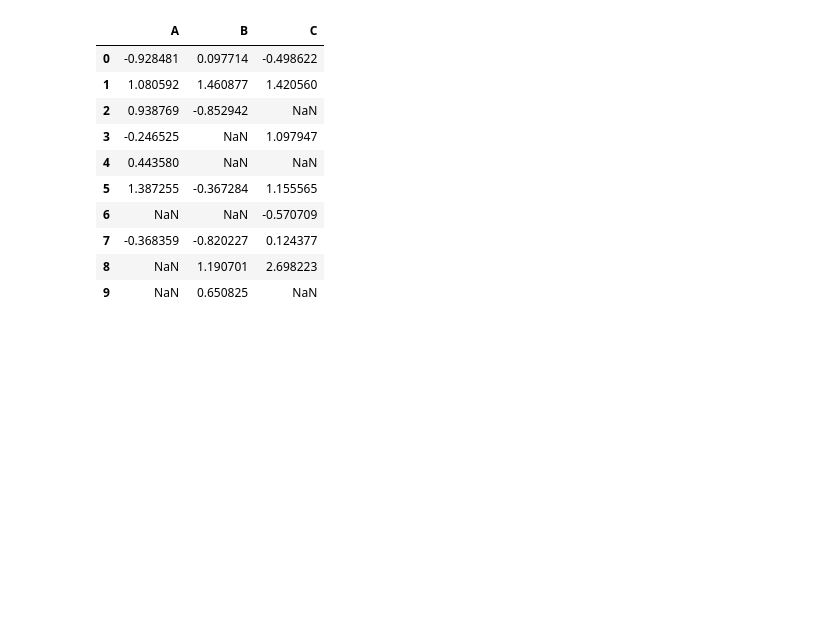
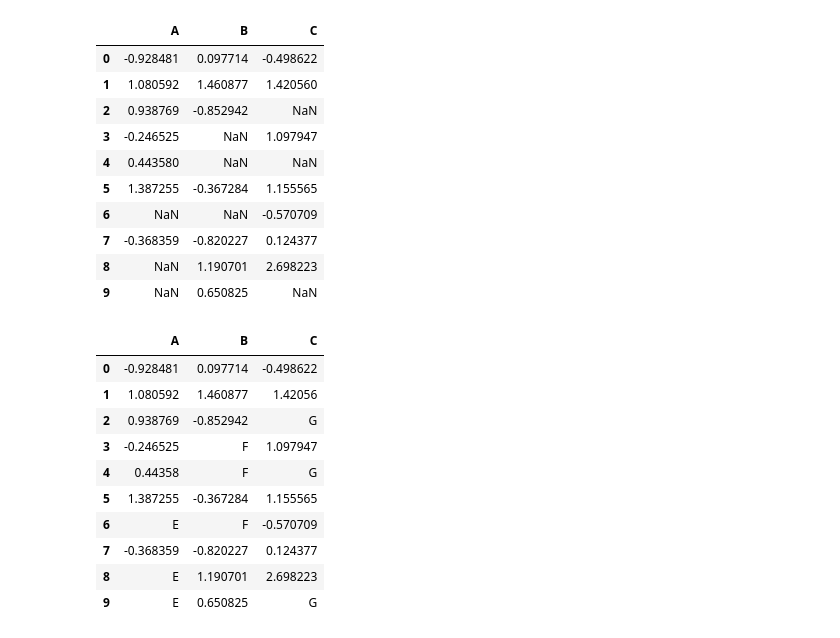
Before and after one commit to raaakibul/ML-course, a Jupyter notebook: Pandas/Null-Value.ipynb, the cells around one changed output. Cells and saved outputs as stored; diff of their text form; code cells hidden in the pictures; blank space fills up the shorter version.

```diff
--- a/Pandas/Null-Value.ipynb
+++ b/Pandas/Null-Value.ipynb
@@ -249,3 +249,21 @@ df
 | 7 | -0.368359 | -0.820227 | 0.124377 |
 | 8 | NaN | 1.190701 | 2.698223 |
 | 9 | NaN | 0.650825 | NaN |
+# %%
+df.fillna({
+    'A': 'E',
+    'B': 'F',
+    'C': 'G'
+})
+# %% [output]
+|  | A | B | C |
+| 0 | -0.928481 | 0.097714 | -0.498622 |
+| 1 | 1.080592 | 1.460877 | 1.42056 |
+| 2 | 0.938769 | -0.852942 | G |
+| 3 | -0.246525 | F | 1.097947 |
+| 4 | 0.44358 | F | G |
+| 5 | 1.387255 | -0.367284 | 1.155565 |
+| 6 | E | F | -0.570709 |
+| 7 | -0.368359 | -0.820227 | 0.124377 |
+| 8 | E | 1.190701 | 2.698223 |
+| 9 | E | 0.650825 | G |
```
